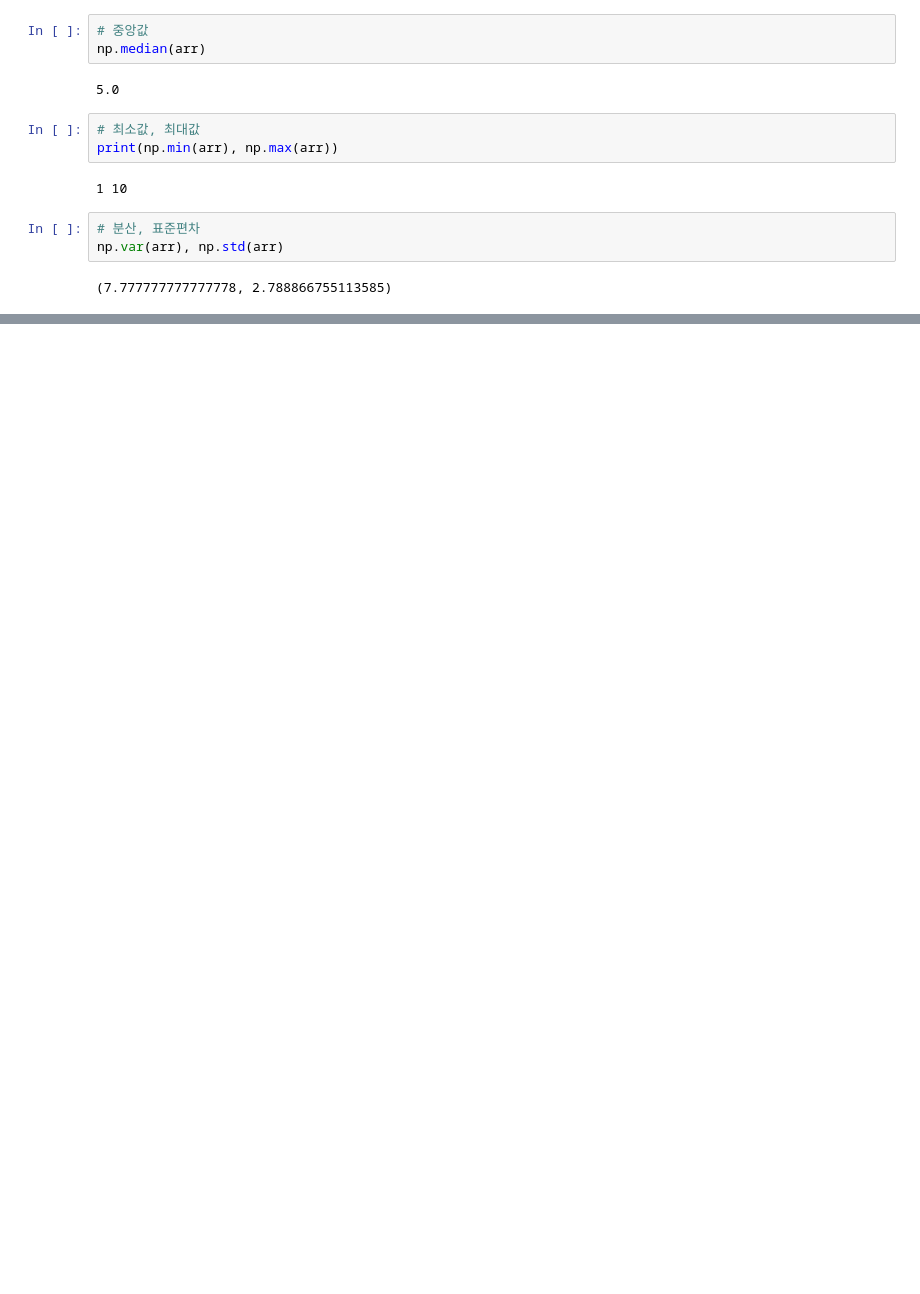
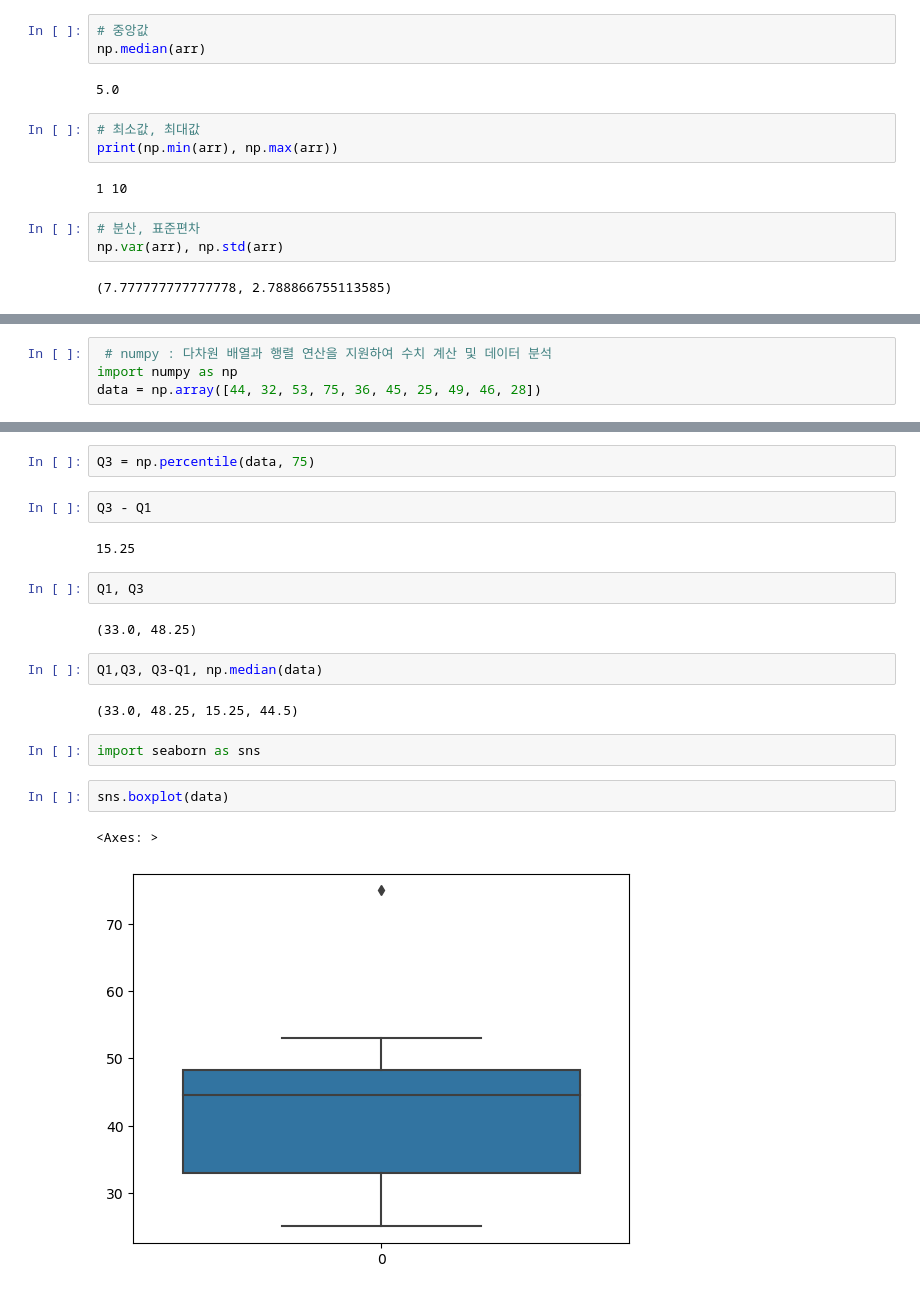
Before and after one commit to araya1203/study_data_analytics, a Jupyter notebook: codes/pandass/begginners.ipynb, the cells around one changed output, grey strips where cells are left out. Saved outputs shown, nothing was run; the diff lists cells and outputs as text; blank space fills up the shorter version.

```diff
--- a/codes/pandass/begginners.ipynb
+++ b/codes/pandass/begginners.ipynb
@@ -151,0 +154,4 @@ np.var(arr), np.std(arr)
+# %%
+ # numpy : 다차원 배열과 행렬 연산을 지원하여 수치 계산 및 데이터 분석
+import numpy as np
+data = np.array([44, 32, 53, 75, 36, 45, 25, 49, 46, 28])
@@ -151,0 +160,21 @@ np.var(arr), np.std(arr)
+# %%
+Q3 = np.percentile(data, 75)
+# %%
+Q3 - Q1
+# %% [output]
+15.25
+# %%
+Q1, Q3
+# %% [output]
+(33.0, 48.25)
+# %%
+Q1,Q3, Q3-Q1, np.median(data)
+# %% [output]
+(33.0, 48.25, 15.25, 44.5)
+# %%
+import seaborn as sns
+# %%
+sns.boxplot(data)
+# %% [output]
+<Axes: >
+[figure, added]
```
Also changed, not shown: parts of 2 cells of this notebook, 3 other files.
